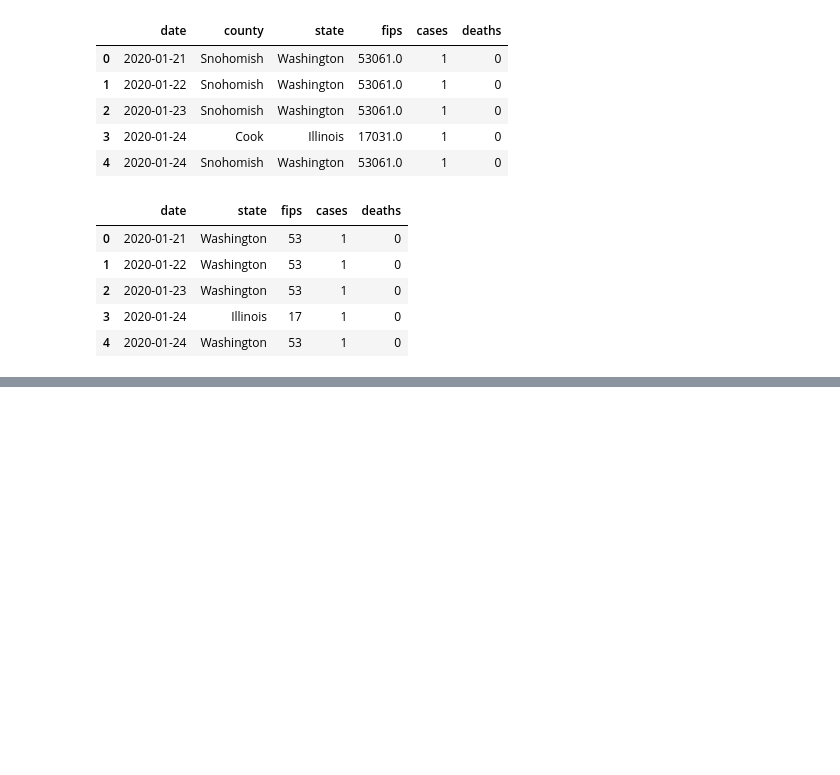
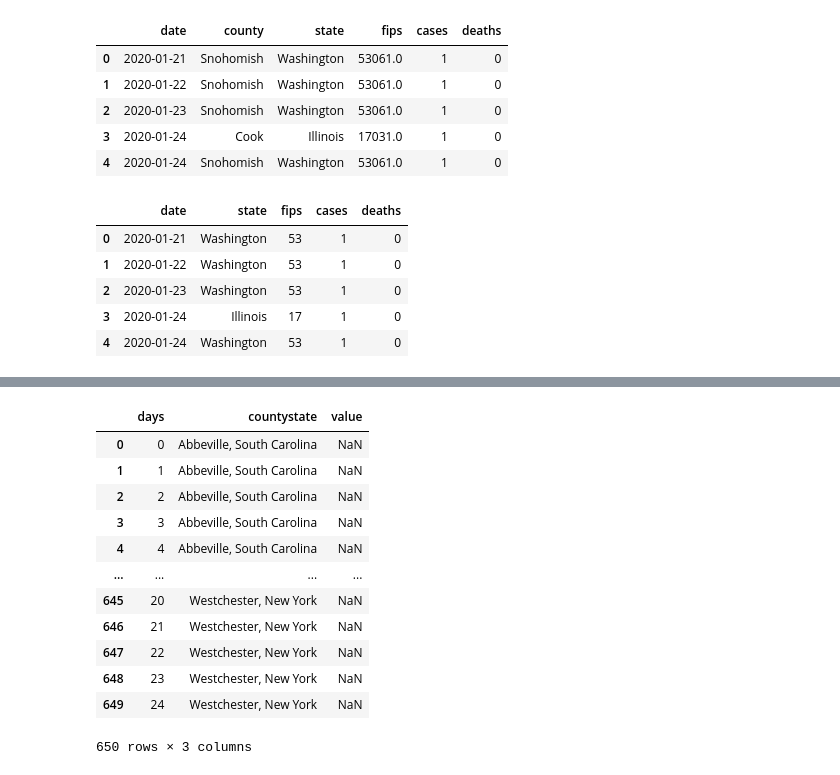
Before and after one commit to dphillips00/covid19, a Jupyter notebook: covid.ipynb, the cells around one changed output, grey strips where cells are left out. Cells and saved outputs as stored; diff of their text form; code cells hidden in the pictures; blank space fills up the shorter version.

```diff
--- a/covid.ipynb
+++ b/covid.ipynb
@@ -100,0 +119,17 @@ plt.show()
+# %%
+plot_df_c = df_c3.reset_index().melt(id_vars='days')
+plot_df_c
+# %% [output]
+|  | days | countystate | value |
+| 0 | 0 | Abbeville, South Carolina | NaN |
+| 1 | 1 | Abbeville, South Carolina | NaN |
+| 2 | 2 | Abbeville, South Carolina | NaN |
+| 3 | 3 | Abbeville, South Carolina | NaN |
+| 4 | 4 | Abbeville, South Carolina | NaN |
+| ... | ... | ... | ... |
+| 645 | 20 | Westchester, New York | NaN |
+| 646 | 21 | Westchester, New York | NaN |
+| 647 | 22 | Westchester, New York | NaN |
+| 648 | 23 | Westchester, New York | NaN |
+| 649 | 24 | Westchester, New York | NaN |
+650 rows × 3 columns
```
Also changed, not shown: parts of 11 cells of this notebook, 2 other files.
